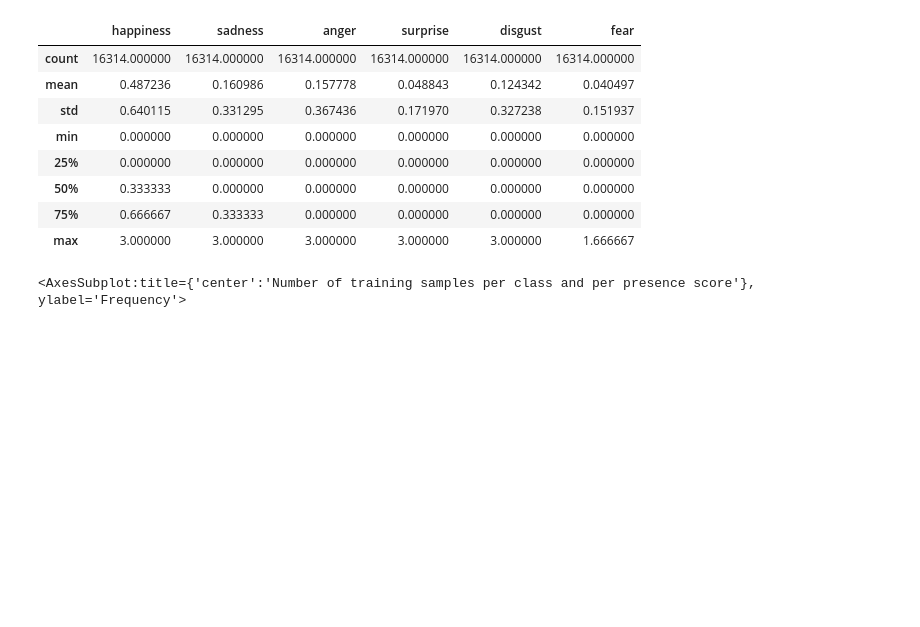
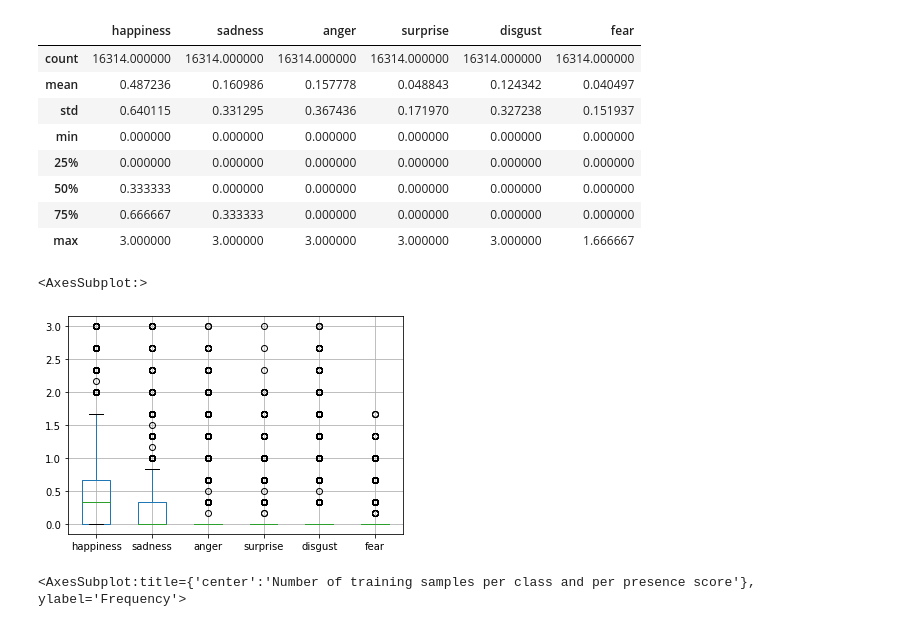
Before and after one commit to helenetran3/MCF-EmoLIS, a Jupyter notebook: label_statistics.ipynb, the cells around one changed output. Cells and saved outputs as stored; diff of their text form; code cells hidden in the pictures; blank space fills up the shorter version.

```diff
--- a/label_statistics.ipynb
+++ b/label_statistics.ipynb
@@ -236,6 +284,11 @@ df_train_all.describe()
 | 50% | 0.333333 | 0.000000 | 0.000000 | 0.000000 | 0.000000 | 0.000000 |
 | 75% | 0.666667 | 0.333333 | 0.000000 | 0.000000 | 0.000000 | 0.000000 |
 | max | 3.000000 | 3.000000 | 3.000000 | 3.000000 | 3.000000 | 1.666667 |
+# %%
+df_train_all.boxplot(column=['happiness', 'sadness', 'anger', 'surprise', 'disgust', 'fear'])
+# %% [output]
+<AxesSubplot:>
+[figure, added]
 # %%
 df_train_all.plot.hist(alpha=0.5, stacked=True,
             title="Number of training samples per class and per presence score")
```
Also changed, not shown: parts of 26 cells of this notebook.
